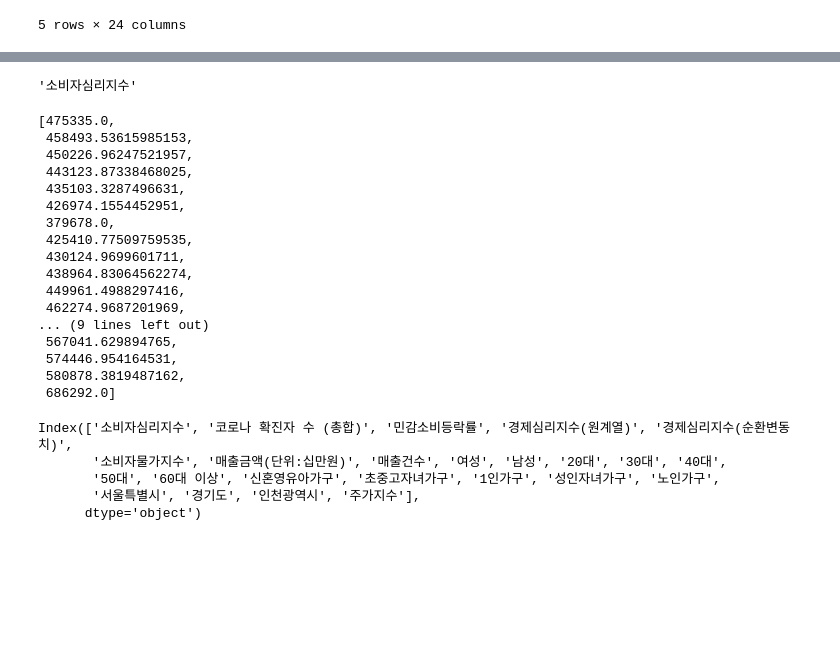
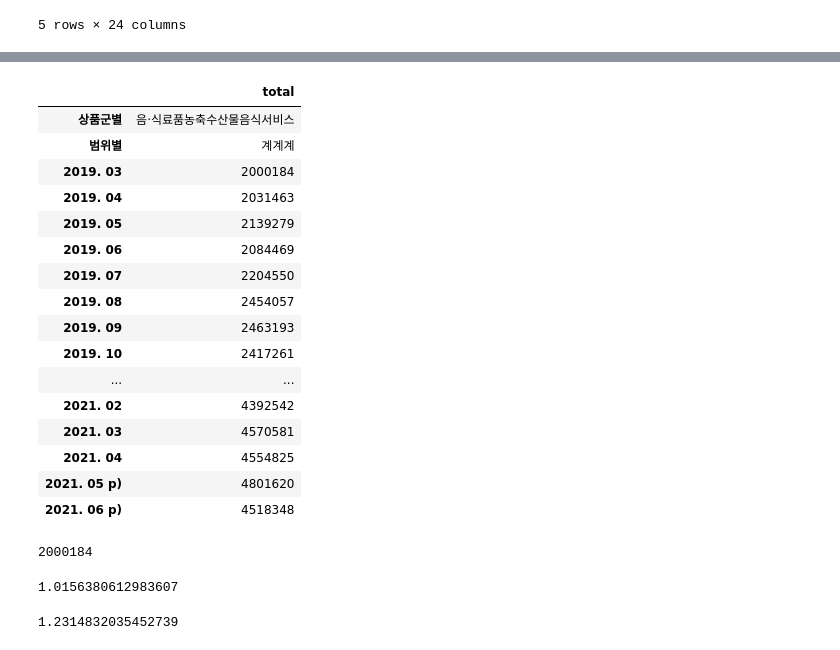
Before and after one commit to rootofdata/Financial-Security-Institute-NH, a Jupyter notebook: 회귀값 난수할당.ipynb, the cells around one changed output, grey strips where cells are left out. Saved outputs shown, nothing was run; the diff lists cells and outputs as text; code cells hidden in the pictures; blank space fills up the shorter version.

```diff
--- a/회귀값 난수할당.ipynb
+++ b/회귀값 난수할당.ipynb
@@ -656,32 +638,48 @@ AttributeError: 'DataFrame' object has no attribute 'column'
-# %%
-gab
-# %% [output]
-'소비자심리지수'
 # %%
-gab(df_merge_all.columns[0])
+#gab(df_merge_all.columns[0])
-# %% [output]
-[475335.0,
- 458493.53615985153,
- 450226.96247521957,
- 443123.87338468025,
- 435103.3287496631,
- 426974.1554452951,
- 379678.0,
- 425410.77509759535,
- 430124.9699601711,
- 438964.83064562274,
- 449961.4988297416,
- 462274.9687201969,
-... (9 lines left out)
- 567041.629894765,
- 574446.954164531,
- 580878.3819487162,
- 686292.0]
-# %%
-df_merge_all.columns
-# %% [output]
-Index(['소비자심리지수', '코로나 확진자 수 (총합)', '민감소비등락률', '경제심리지수(원계열)', '경제심리지수(순환변동치)',
-       '소비자물가지수', '매출금액(단위:십만원)', '매출건수', '여성', '남성', '20대', '30대', '40대',
-       '50대', '60대 이상', '신혼영유아가구', '초중고자녀가구', '1인가구', '성인자녀가구', '노인가구',
-       '서울특별시', '경기도', '인천광역시', '주가지수'],
-      dtype='object')
+# %%
+df =pd.read_excel(r'C:\Users\dudtj\OneDrive\Desktop\python\금융데이터\온라인쇼핑몰_취급상품범위별_상품군별거래액_식품.xlsx')
+# %%
+import pandas as pd
+df=df.T
+df['total']=df.sum(axis=1)
+# %%
+df=df.loc[:,['total']]
+df
+# %% [output]
+|  | total |
+| 상품군별 | 음·식료품농축수산물음식서비스 |
+| 범위별 | 계계계 |
+| 2019. 03 | 2000184 |
+| 2019. 04 | 2031463 |
+| 2019. 05 | 2139279 |
+| 2019. 06 | 2084469 |
+| 2019. 07 | 2204550 |
+| 2019. 08 | 2454057 |
+| 2019. 09 | 2463193 |
+| 2019. 10 | 2417261 |
+| ... | ... |
+| 2021. 02 | 4392542 |
+| 2021. 03 | 4570581 |
+| 2021. 04 | 4554825 |
+| 2021. 05 p) | 4801620 |
+| 2021. 06 p) | 4518348 |
+# %%
+df["total"][2] #3월데이터
+# %% [output]
+2000184
+# %%
+d34=df["total"][3] /df["total"][2]  #34
+d45=df["total"][4] /df["total"][3]  #45
+d56=df["total"][5] /df["total"][4]  #56
+d67=df["total"][6] /df["total"][5]  #67
+d78=df["total"][7] /df["total"][6]  #78
+d89=df["total"][8] /df["total"][7]  #89
+d34
+# %% [output]
+1.0156380612983607
+# %%
+d39=df["total"][8] /df["total"][2]
+d39
+# %% [output]
+1.2314832035452739
```
Also changed, not shown: parts of 20 cells of this notebook.
